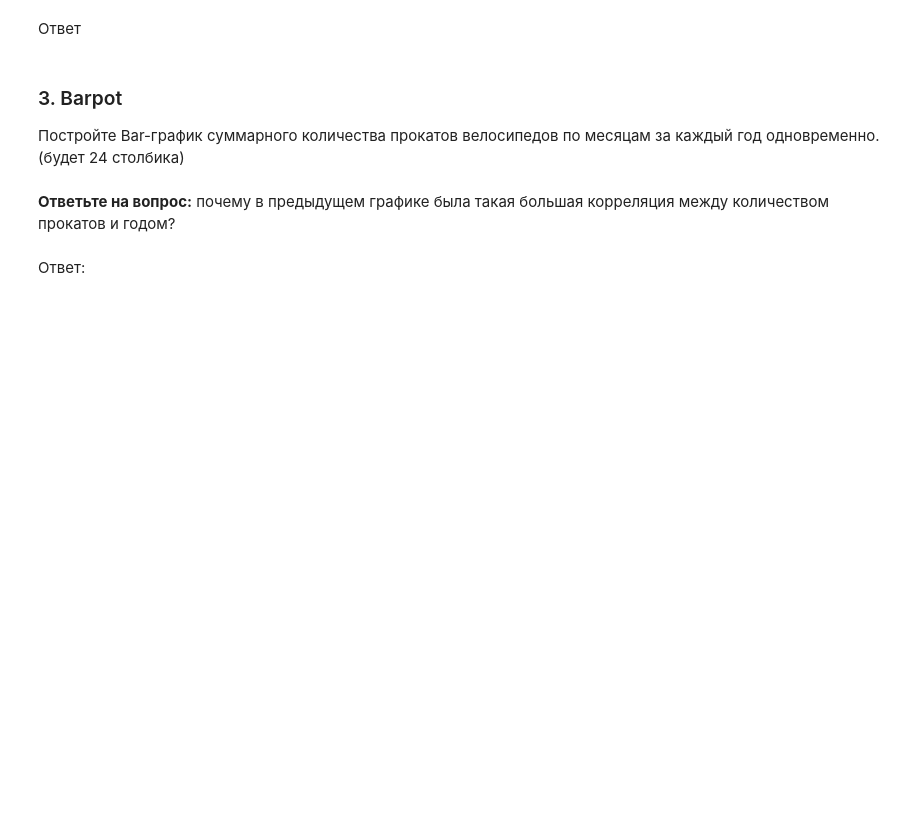
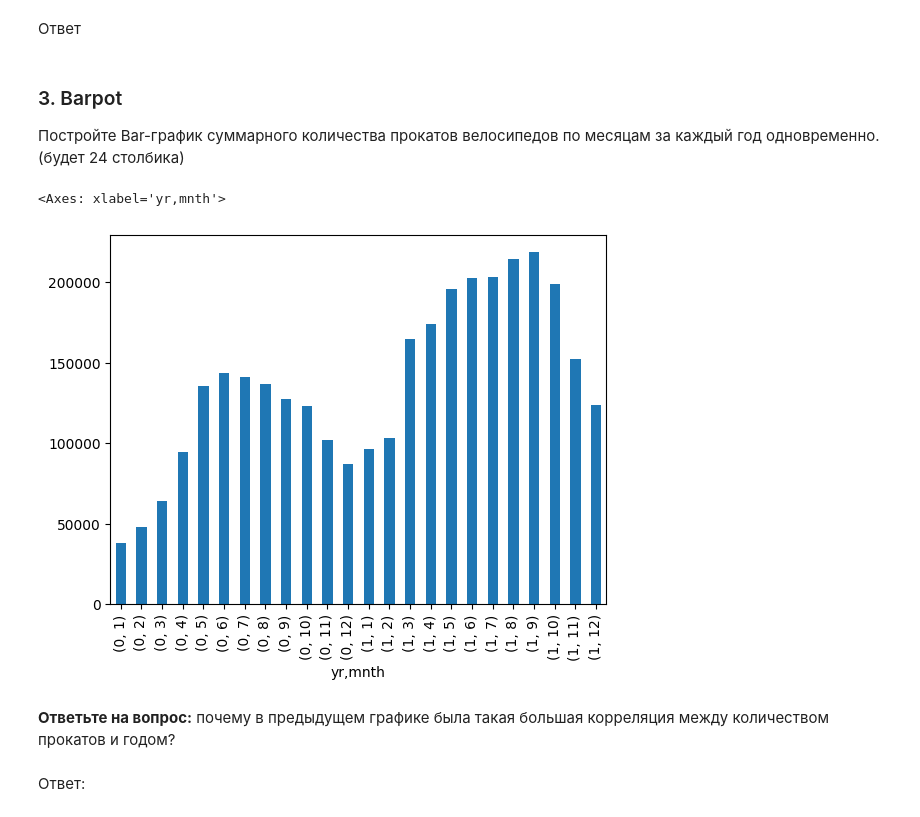
Before and after one commit to alexmordashov/computer_math, a Jupyter notebook: 5. Библиотека Pandas. Визуальный анализ данных/Практическая_работа_№5_Библиотека_Pandas.ipynb, the cells around one changed output. Cells and saved outputs as stored; diff of their text form; code cells hidden in the pictures; blank space fills up the shorter version.

```diff
--- a/5. Библиотека Pandas. Визуальный анализ данных/Практическая_работа_№5_Библиотека_Pandas.ipynb
+++ b/5. Библиотека Pandas. Визуальный анализ данных/Практическая_работа_№5_Библиотека_Pandas.ipynb
@@ -432,6 +441,11 @@ _(чем больше значение, тем больше прокатов и
 ### 3. Barpot
 
 Постройте Bar-график суммарного количества прокатов велосипедов по месяцам за каждый год одновременно. (будет 24 столбика)
+# %%
+df.groupby(['yr', 'mnth'])['cnt'].sum().plot(kind='bar')
+# %% [output]
+<Axes: xlabel='yr,mnth'>
+[figure, added]
 # %% [markdown]
 **Ответьте на вопрос:** почему в предыдущем графике была такая большая корреляция между количеством прокатов и годом?
 # %% [markdown]
```
Also changed, not shown: parts of 5 cells of this notebook.
